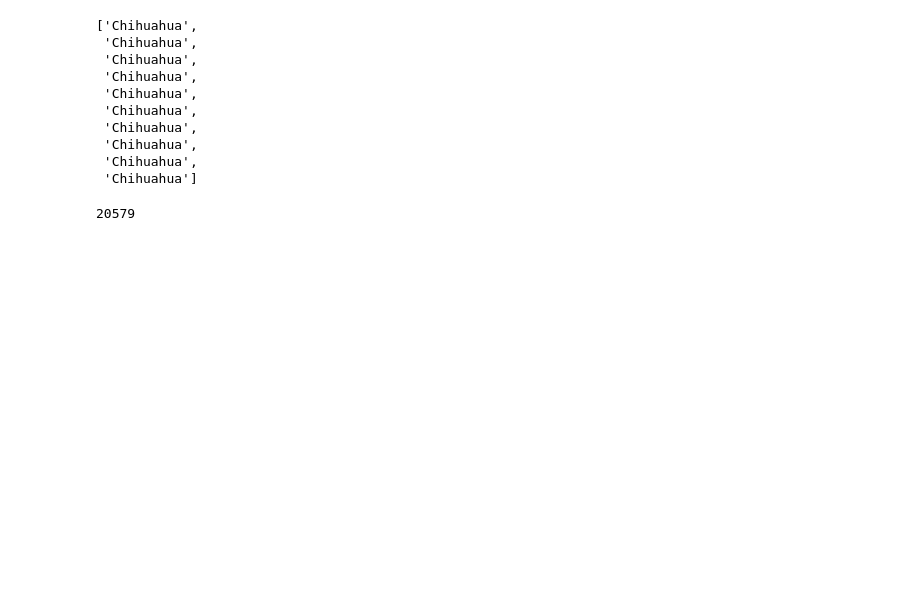
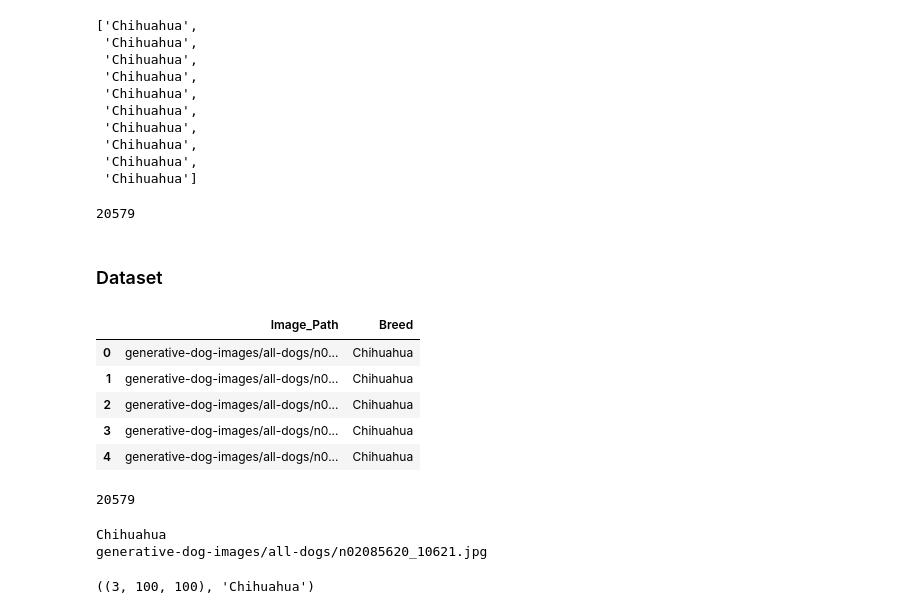
Before and after one commit to swbuchanan13/Artificial-dogs-with-GANs, a Jupyter notebook: Puppy_Classifier.ipynb, the cells around one changed output. Saved outputs shown, nothing was run; the diff lists cells and outputs as text; code cells hidden in the pictures; blank space fills up the shorter version.

```diff
--- a/Puppy_Classifier.ipynb
+++ b/Puppy_Classifier.ipynb
@@ -153,3 +153,16 @@ annotations[:10]
 len(annotations)
 # %% [output]
 20579
+# %% [markdown]
+### Dataset
+# %%
+puppy_data = pd.DataFrame(list(zip(images, annotations)), columns =['Image_Path', 'Breed'])
+# %%
+puppy_data.head()
+# %% [output]
+|  | Image_Path | Breed |
+| 0 | generative-dog-images/all-dogs/n0... | Chihuahua |
+| 1 | generative-dog-images/all-dogs/n0... | Chihuahua |
+| 2 | generative-dog-images/all-dogs/n0... | Chihuahua |
+| 3 | generative-dog-images/all-dogs/n0... | Chihuahua |
+| 4 | generative-dog-images/all-dogs/n0... | Chihuahua |
@@ -155,0 +189,11 @@ len(annotations)
+# %%
+len(train_ds)
+# %% [output]
+20579
+# %%
+x, y = train_ds[2]
+x.shape, y
+# %% [output]
+Chihuahua
+generative-dog-images/all-dogs/n02085620_10621.jpg
+((3, 100, 100), 'Chihuahua')
```
Also changed, not shown: parts of 15 cells of this notebook.
